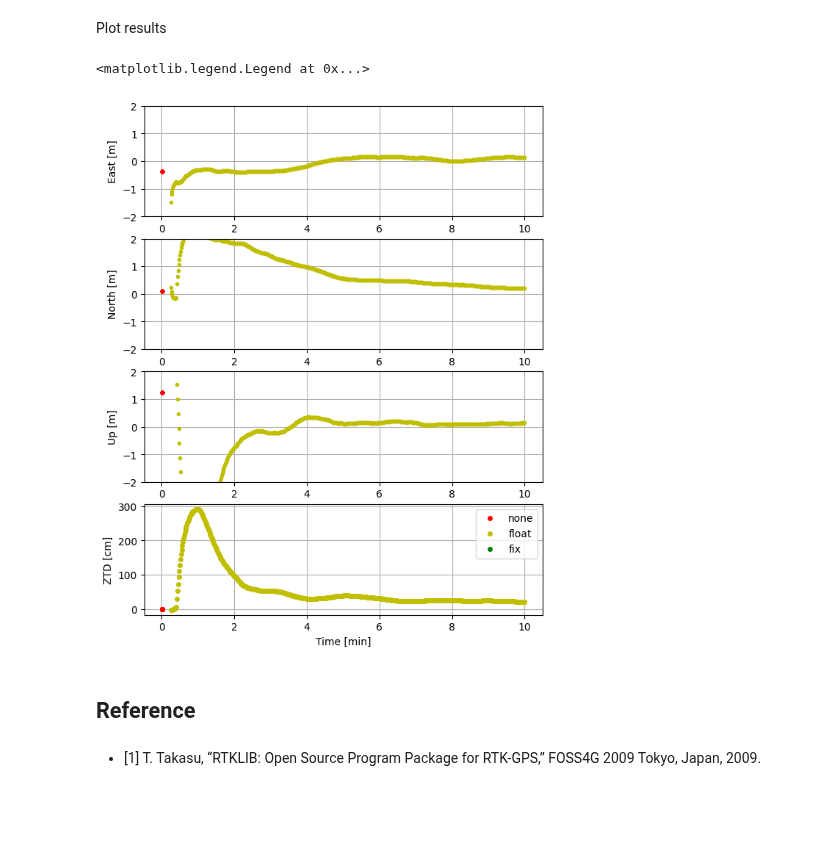
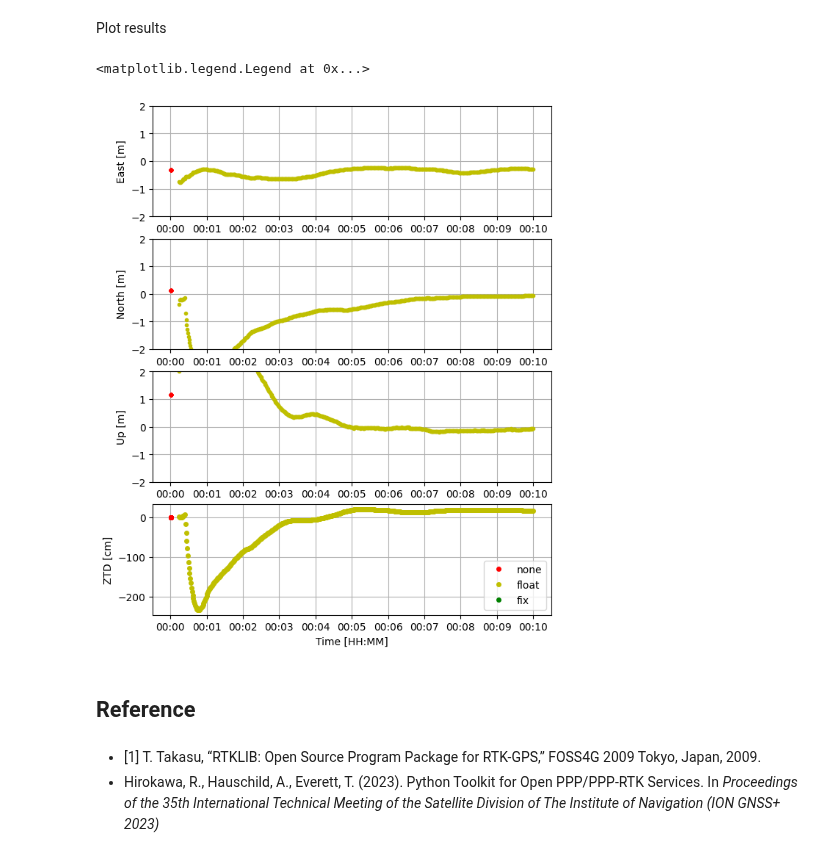
Before and after one commit to hirokawa/cssrlib, a Jupyter notebook: tutorials/cssrlib.ipynb, the cells around one changed output. Saved outputs shown, nothing was run; the diff lists cells and outputs as text; code cells hidden in the pictures; blank space fills up the shorter version.

```diff
--- a/tutorials/cssrlib.ipynb
+++ b/tutorials/cssrlib.ipynb
@@ -1296,7 +1336,7 @@ for ne in range(nep):
         ppppos(nav, obs, cs=cs)
 
     # Save output
-    t[ne] = timediff(nav.t, t0) / 60
+    t[ne] = timediff(nav.t, t0) / 86400.0
 
     sol = nav.xa[0:3] if nav.smode == 4 else nav.x[0:3]
     enu[ne, :] = gn.ecef2enu(pos_ref, sol-xyz_ref)
@@ -1401,7 +1442,7 @@ dtype = [('wn', 'int'), ('tow', 'int'), ('prn', 'int'),
          ('type', 'int'), ('len', 'int'), ('nav', 'S500')]
 
 # Set user reference position
-xyz_ref = [-3962108.6726, 3381309.4719, 3668678.6264]
+xyz_ref = [-3962108.7007, 3381309.5532, 3668678.6648]
 pos_ref = ecef2pos(xyz_ref)
 
 # Define signals to be processed
@@ -1432,7 +1473,7 @@ nav = rnx.decode_nav(navfile, nav)
 v = np.genfromtxt(file_l6, dtype=dtype)
 
 cs = cssr('madoca_cssr.log')
-cssrmode = sc.QZS_MADOCA
+cs.cssrmode = sc.QZS_MADOCA
 cs.monlevel = 0
 
 # Load ANTEX data for satellites and stations
@@ -1527,7 +1568,7 @@ for ne in range(nep):
         ppppos(nav, obs, cs=cs)
 
     # Save output
-    t[ne] = timediff(nav.t, t0) / 60
+    t[ne] = timediff(nav.t, t0) / 86400.0
     sol = nav.xa[0:3] if nav.smode == 4 else nav.x[0:3]
     enu[ne, :] = gn.ecef2enu(pos_ref, sol-xyz_ref)
     ztd[ne] = nav.xa[IT(nav.na)] if nav.smode == 4 else nav.x[IT(nav.na)]
@@ -1551,37 +1592,41 @@ Plot results
 # %%
 ylim = 2.0
 
 idx4 = np.where(smode == 4)[0]
 idx5 = np.where(smode == 5)[0]
 idx0 = np.where(smode == 0)[0]
 
 fig = plt.figure(figsize=[7, 9])
 fig.set_rasterized(True)
 lbl_t = ['East [m]', 'North [m]', 'Up [m]']
+fmt = '%H:%M'
 
 for k in range(3):
     plt.subplot(4, 1, k+1)
-    plt.plot(t[idx0], enu[idx0, k], 'r.')
-    plt.plot(t[idx5], enu[idx5, k], 'y.')
-    plt.plot(t[idx4], enu[idx4, k], 'g.')
+    plt.plot_date(t[idx0], enu[idx0, k], 'r.')
+    plt.plot_date(t[idx5], enu[idx5, k], 'y.')
+    plt.plot_date(t[idx4], enu[idx4, k], 'g.')
 
     plt.ylabel(lbl_t[k])
     plt.grid()
     plt.ylim([-ylim, ylim])
+    plt.gca().xaxis.set_major_formatter(md.DateFormatter(fmt))
 
 plt.subplot(4, 1, 4)
-plt.plot(t[idx0], ztd[idx0]*1e2, 'r.', markersize=8, label='none')
-plt.plot(t[idx5], ztd[idx5]*1e2, 'y.', markersize=8, label='float')
-plt.plot(t[idx4], ztd[idx4]*1e2, 'g.', markersize=8, label='fix')
-
+plt.plot_date(t[idx0], ztd[idx0]*1e2, 'r.', markersize=8, label='none')
+plt.plot_date(t[idx5], ztd[idx5]*1e2, 'y.', markersize=8, label='float')
+plt.plot_date(t[idx4], ztd[idx4]*1e2, 'g.', markersize=8, label='fix')
 plt.ylabel('ZTD [cm]')
 plt.grid()
-plt.xlabel('Time [min]')
+plt.gca().xaxis.set_major_formatter(md.DateFormatter(fmt))
+
+plt.xlabel('Time [HH:MM]')
 plt.legend()
 # %% [output]
 <matplotlib.legend.Legend at 0x...>
-[figure, old version]
+[figure, new version]
 # %% [markdown]
 ## Reference
 # %% [markdown]
 - [1] T. Takasu, “RTKLIB: Open Source Program Package for RTK-GPS,” FOSS4G 2009 Tokyo, Japan, 2009.
+-  Hirokawa, R., Hauschild, A., Everett, T. (2023). Python Toolkit for Open PPP/PPP-RTK Services. In *Proceedings of the 35th International Technical Meeting of the Satellite Division of The Institute of Navigation (ION GNSS+ 2023)*
```
Also changed, not shown: parts of 83 cells of this notebook.
